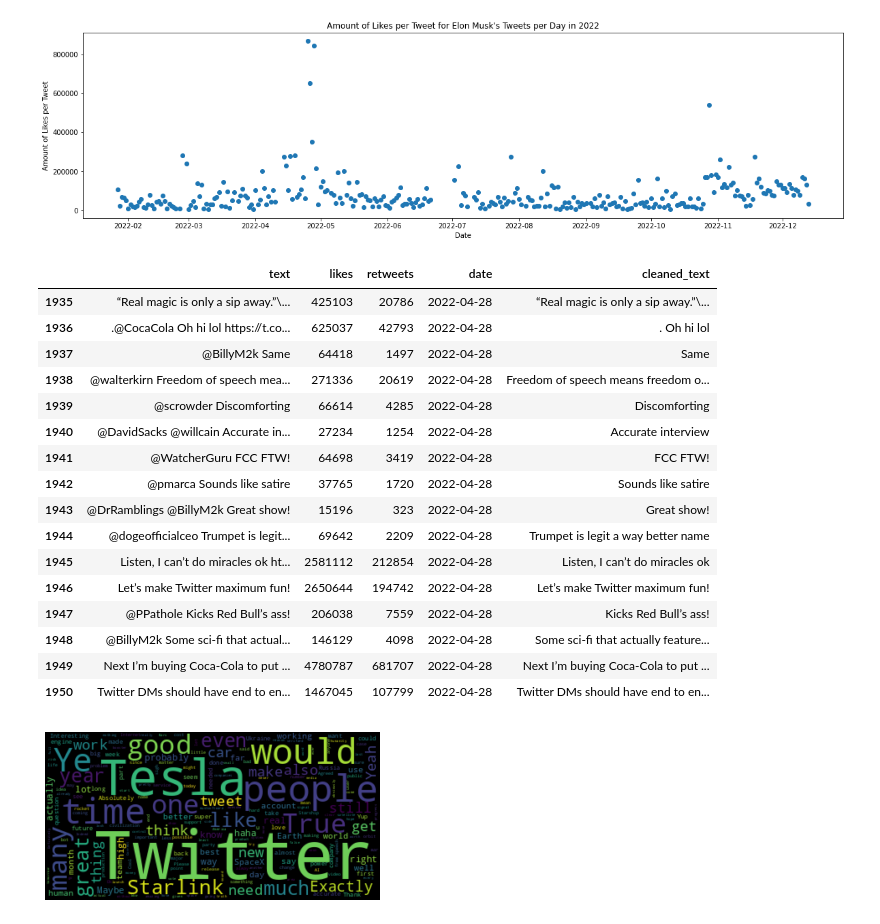
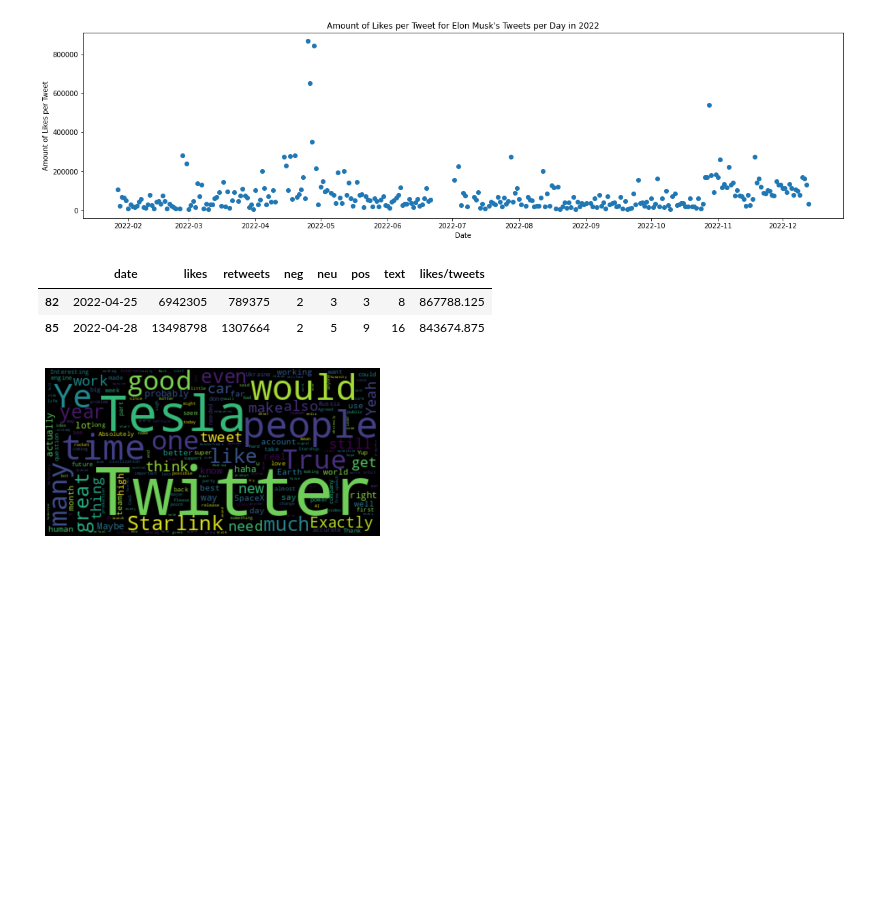
Before and after one commit to mreeve29/mreeve29.github.io, a Jupyter notebook: Elon_Tweets_Project.ipynb, the cells around one changed output. Cells and saved outputs as stored; diff of their text form; code cells hidden in the pictures; blank space fills up the shorter version.

```diff
--- a/Elon_Tweets_Project.ipynb
+++ b/Elon_Tweets_Project.ipynb
@@ -360,25 +382,12 @@ plt.show()
 [figure]
 # %%
 # 4/28 is the date of his most liked tweet (i think) - remove me later
-df[df["date"] == dt(2022, 4, 28)]
+# df[df["date"] == dt(2022, 4, 28)]
+df_likes_to_tweets[df_likes_to_tweets["likes/tweets"] > 800000]
 # %% [output]
-|  | text | likes | retweets | date | cleaned_text |
-| 1935 | “Real magic is only a sip away.”\... | 425103 | 20786 | 2022-04-28 | “Real magic is only a sip away.”\... |
-| 1936 | .@CocaCola Oh hi lol https://t.co... | 625037 | 42793 | 2022-04-28 | . Oh hi lol |
-| 1937 | @BillyM2k Same | 64418 | 1497 | 2022-04-28 | Same |
-| 1938 | @walterkirn Freedom of speech mea... | 271336 | 20619 | 2022-04-28 | Freedom of speech means freedom o... |
-| 1939 | @scrowder Discomforting | 66614 | 4285 | 2022-04-28 | Discomforting |
-| 1940 | @DavidSacks @willcain Accurate in... | 27234 | 1254 | 2022-04-28 | Accurate interview |
-| 1941 | @WatcherGuru FCC FTW! | 64698 | 3419 | 2022-04-28 | FCC FTW! |
-| 1942 | @pmarca Sounds like satire | 37765 | 1720 | 2022-04-28 | Sounds like satire |
-| 1943 | @DrRamblings @BillyM2k Great show! | 15196 | 323 | 2022-04-28 | Great show! |
-| 1944 | @dogeofficialceo Trumpet is legit... | 69642 | 2209 | 2022-04-28 | Trumpet is legit a way better name |
-| 1945 | Listen, I can’t do miracles ok ht... | 2581112 | 212854 | 2022-04-28 | Listen, I can’t do miracles ok |
-| 1946 | Let’s make Twitter maximum fun! | 2650644 | 194742 | 2022-04-28 | Let’s make Twitter maximum fun! |
-| 1947 | @PPathole Kicks Red Bull’s ass! | 206038 | 7559 | 2022-04-28 | Kicks Red Bull’s ass! |
-| 1948 | @BillyM2k Some sci-fi that actual... | 146129 | 4098 | 2022-04-28 | Some sci-fi that actually feature... |
-| 1949 | Next I’m buying Coca-Cola to put ... | 4780787 | 681707 | 2022-04-28 | Next I’m buying Coca-Cola to put ... |
-| 1950 | Twitter DMs should have end to en... | 1467045 | 107799 | 2022-04-28 | Twitter DMs should have end to en... |
+|  | date | likes | retweets | neg | neu | pos | text | likes/tweets |
+| 82 | 2022-04-25 | 6942305 | 789375 | 2 | 3 | 3 | 8 | 867788.125 |
+| 85 | 2022-04-28 | 13498798 | 1307664 | 2 | 5 | 9 | 16 | 843674.875 |
 # %%
 # create stopword list & wordcloud:
 stops = set(stopwords.words('english') + list(string.punctuation))
```
Also changed, not shown: parts of 5 cells of this notebook.
